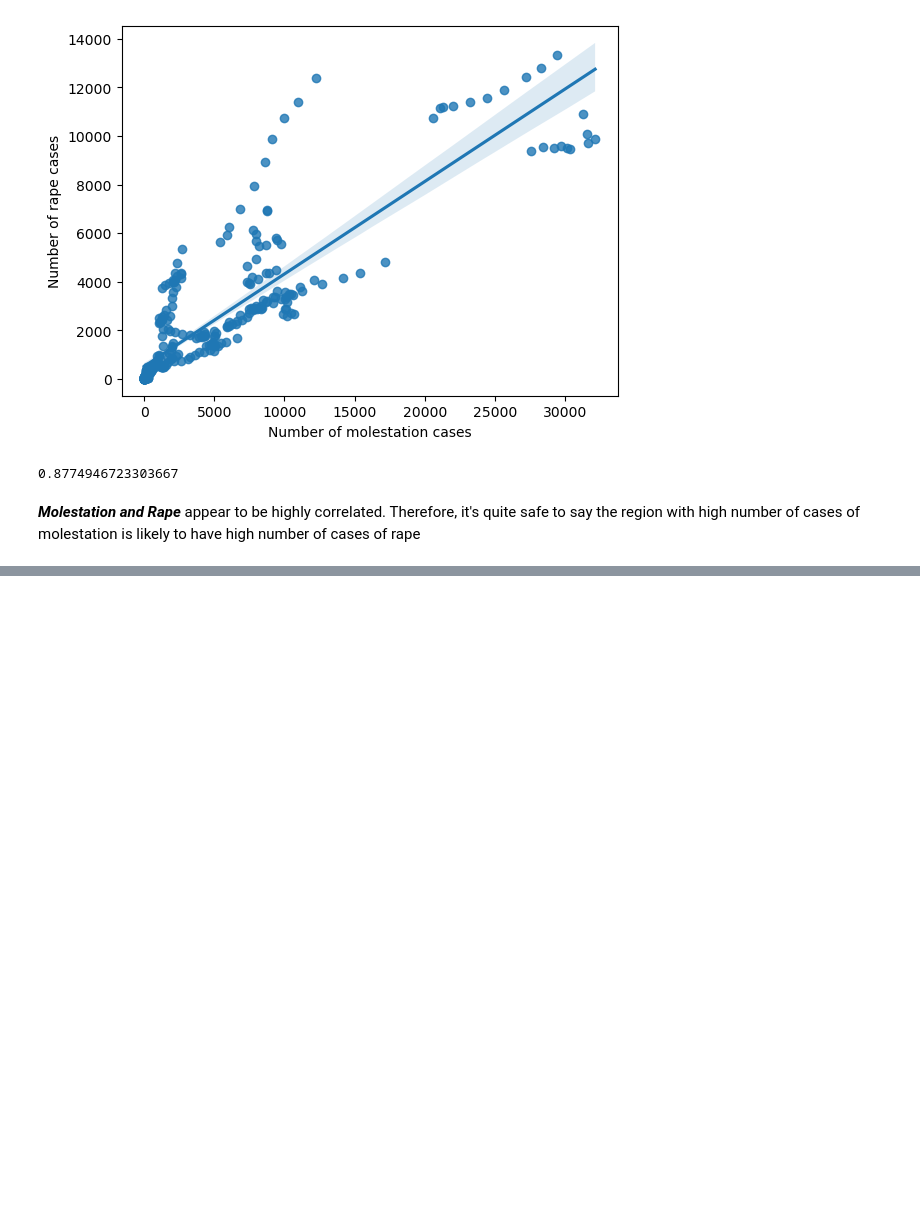
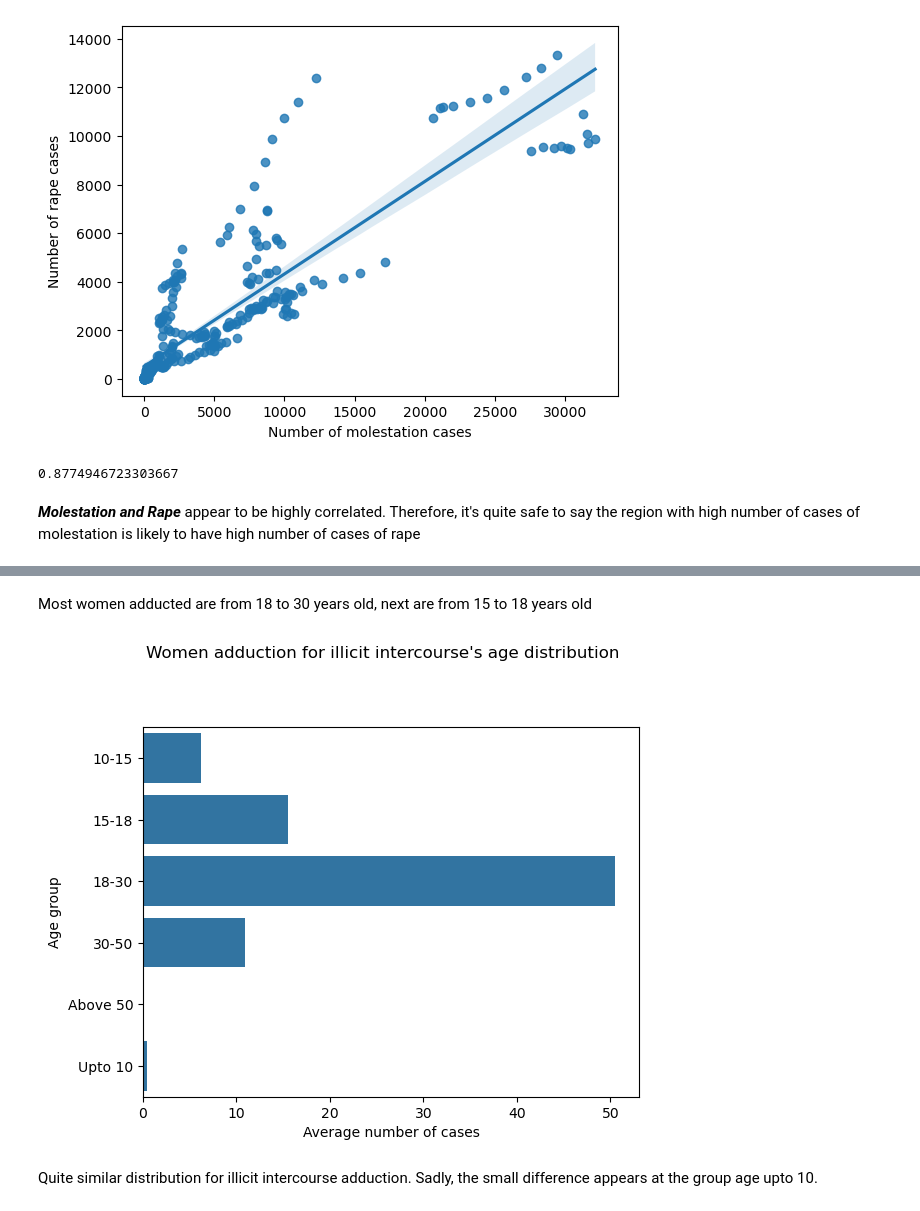
Before and after one commit to Huycuong03/Analysis-crimes-against-women-in-India, a Jupyter notebook: notebook/main.ipynb, the cells around one changed output, grey strips where cells are left out. Saved outputs shown, nothing was run; the diff lists cells and outputs as text; code cells hidden in the pictures; blank space fills up the shorter version.

```diff
--- a/notebook/main.ipynb
+++ b/notebook/main.ipynb
@@ -235,0 +281,18 @@ crimes[crimes['Group_Name'] == 'Molestation']['Total_Cases_for_Trial'].reset_ind
+# %% [markdown]
+Most women adducted are from 18 to 30 years old, next are from 15 to 18 years old
+# %%
+g = sns.barplot(
+    y=women_age_groups,
+    x=adductions[adductions['Group_Name'] == 'Illicit Intercourse'][women_age_groups].mean().values.flatten()
+)
+g.figure.suptitle('Women adduction for illicit intercourse\'s age distribution', y=1.05)
+g.set_yticklabels(['10-15', '15-18', '18-30', '30-50', 'Above 50', 'Upto 10'])
+g.set(
+    xlabel='Average number of cases',
+    ylabel='Age group'
+)
+plt.show()
+# %% [output]
+[figure, added]
+# %% [markdown]
+Quite similar distribution for illicit intercourse adduction. Sadly, the small difference appears at the group age upto 10.
```
Also changed, not shown: parts of 9 cells of this notebook.
